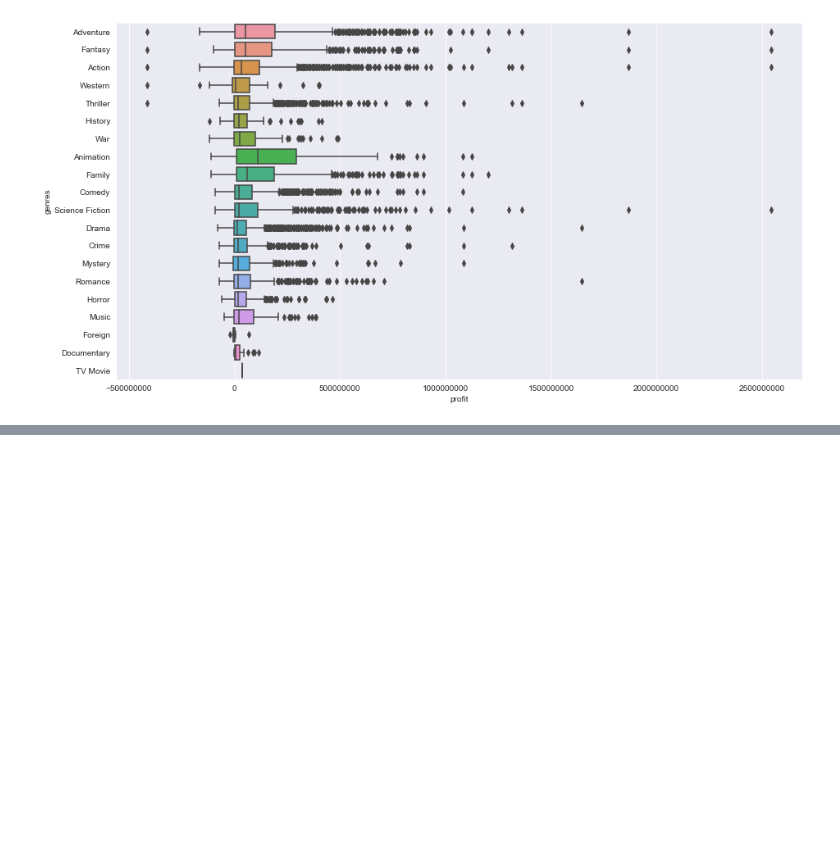
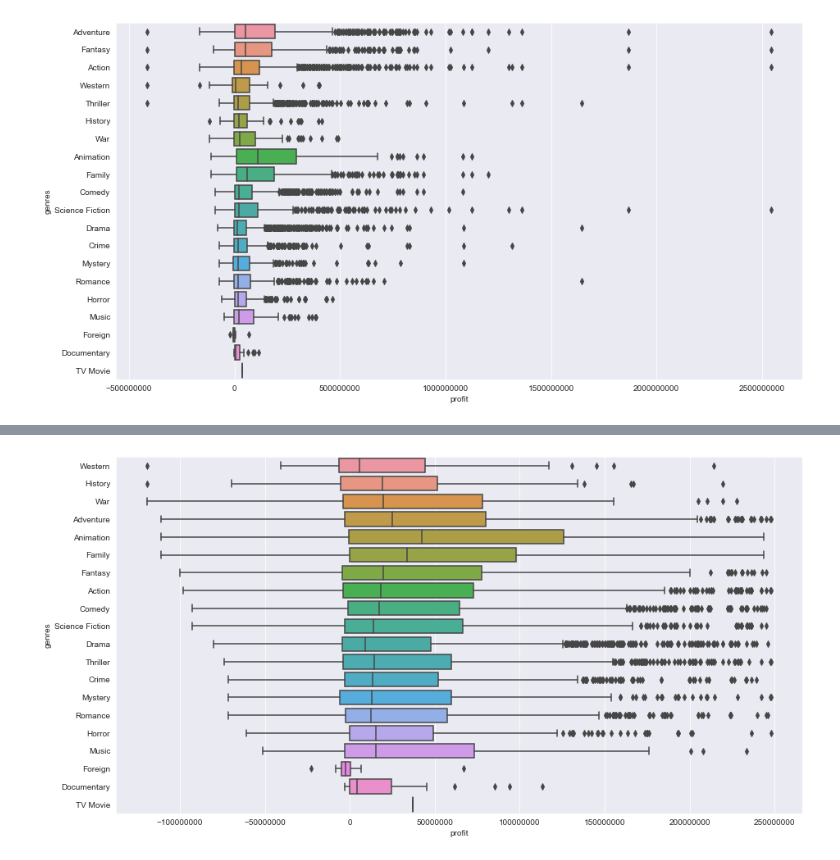
Before and after one commit to krbendol/movie_analysis_Microsoft, a Jupyter notebook: Data_Work.ipynb, the cells around one changed output, grey strips where cells are left out. Saved outputs shown, nothing was run; the diff lists cells and outputs as text; code cells hidden in the pictures; blank space fills up the shorter version.

```diff
--- a/Data_Work.ipynb
+++ b/Data_Work.ipynb
@@ -155,0 +157,7 @@ sns.lineplot(x=df_action["budget"], y=df_action["revenue"])
+# %%
+#so im going to address these outliers and then remake the above line plots
+df_temp = df_temp[(np.abs(stats.zscore(df_temp["profit"])) < 3)]
+df_temp = df_temp[(np.abs(stats.zscore(df_temp["profit"])) > -3)]
+df_temp.head()
+
+#df[np.abs(df.Data-df.Data.mean()) <= (3*df.Data.std())]
@@ -155,0 +171,7 @@ sns.lineplot(x=df_action["budget"], y=df_action["revenue"])
+# %%
+#the boxplot for profit by genre, useful for noticing that there are loads of outliers
+fig5, ax5 = plt.subplots(figsize=(15,8))
+plt.ticklabel_format(style="plain")
+sns.boxplot(x=df_temp["profit"], y=df_temp["genres"]);
+# %% [output]
+[figure, added]
```
Also changed, not shown: parts of 16 cells of this notebook.
